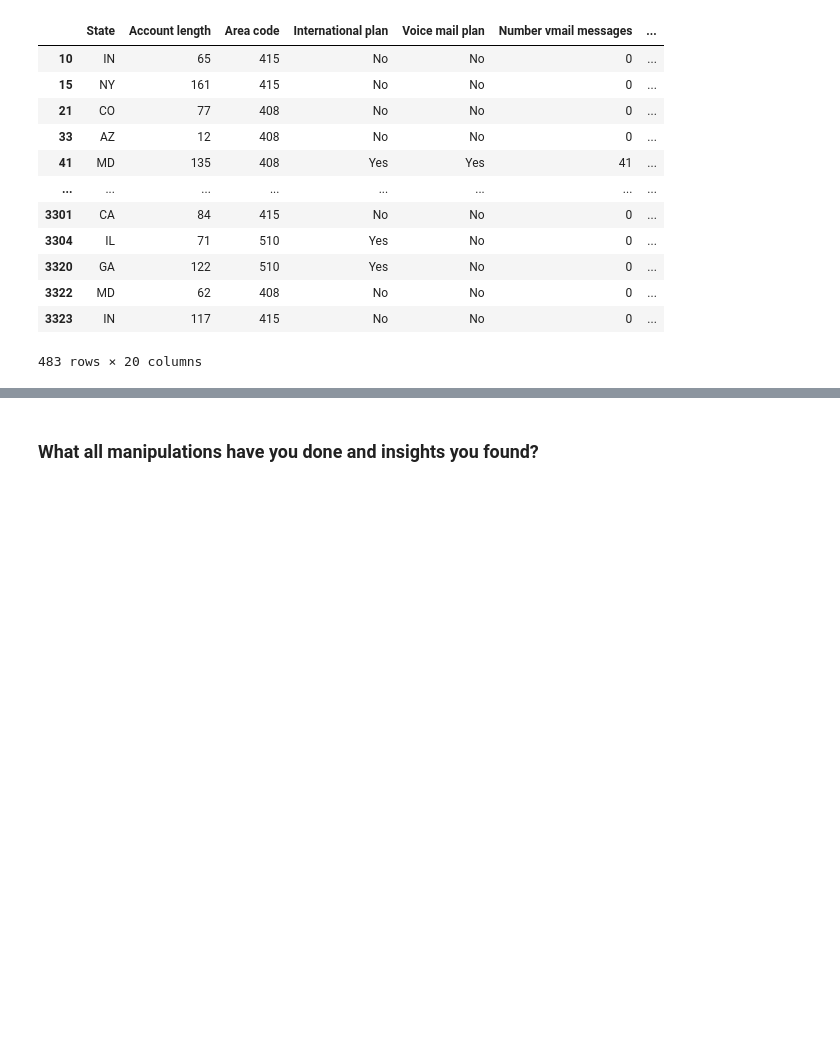
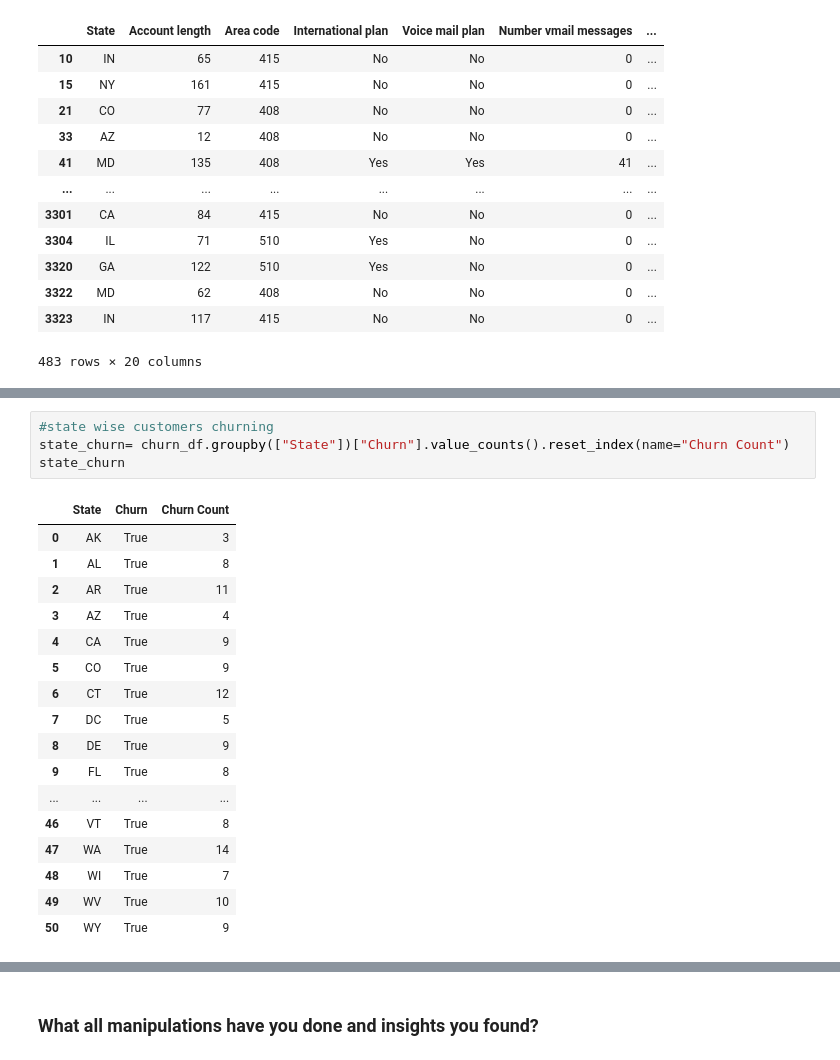
Before and after one commit to dipakpatil2001/Projects_Portfolio, a Jupyter notebook: TelecommChurn.ipynb, the cells around one changed output, grey strips where cells are left out. Drawn from its saved outputs; the diff is of its cells as text; blank space fills up the shorter version.

```diff
--- a/TelecommChurn.ipynb
+++ b/TelecommChurn.ipynb
@@ -303,0 +311,22 @@ customers with voicemail plans:  922
+# %%
+#state wise customers churning
+state_churn= churn_df.groupby(["State"])["Churn"].value_counts().reset_index(name="Churn Count")
+state_churn
+# %% [output]
+|  | State | Churn | Churn Count |
+| 0 | AK | True | 3 |
+| 1 | AL | True | 8 |
+| 2 | AR | True | 11 |
+| 3 | AZ | True | 4 |
+| 4 | CA | True | 9 |
+| 5 | CO | True | 9 |
+| 6 | CT | True | 12 |
+| 7 | DC | True | 5 |
+| 8 | DE | True | 9 |
+| 9 | FL | True | 8 |
+| ... | ... | ... | ... |
+| 46 | VT | True | 8 |
+| 47 | WA | True | 14 |
+| 48 | WI | True | 7 |
+| 49 | WV | True | 10 |
+| 50 | WY | True | 9 |
```
Also changed, not shown: parts of 4 cells of this notebook.
